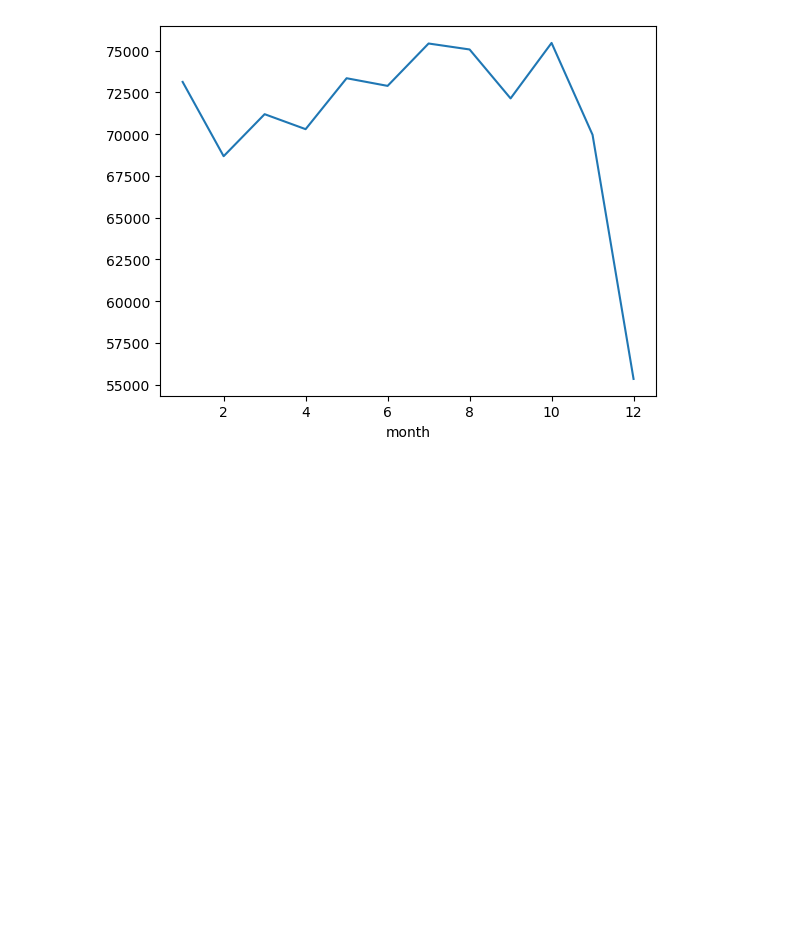
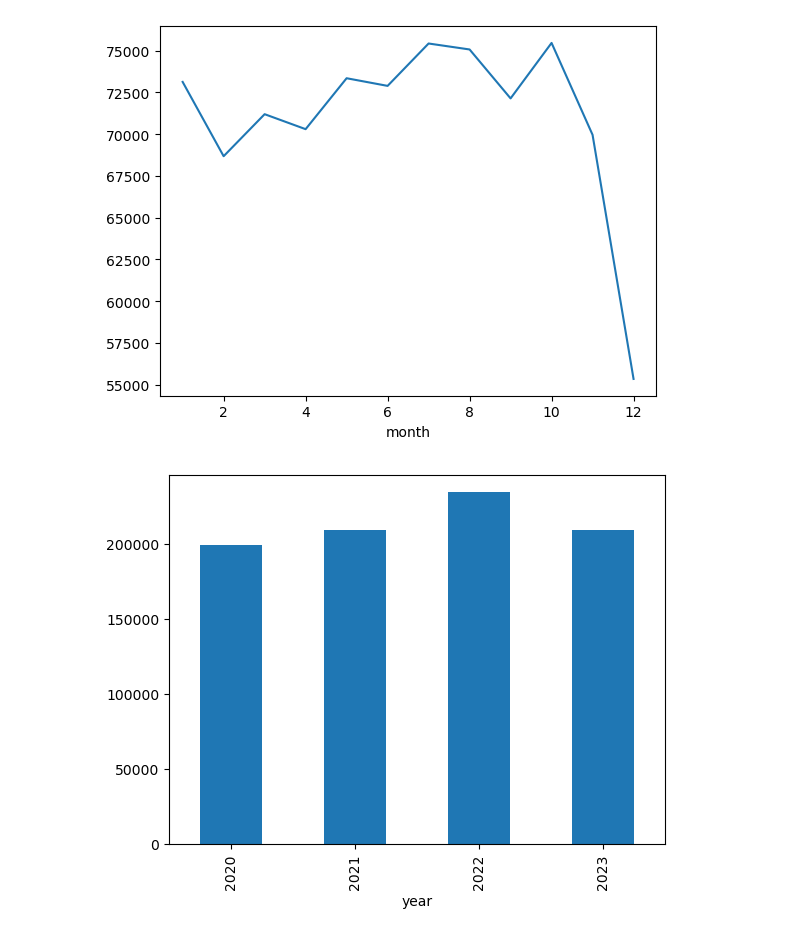
Before and after one commit to ettolrahc97/LA-Crime-Data-Analysis-Project, a Jupyter notebook: LA Crime.ipynb, the cells around one changed output. Saved outputs shown, nothing was run; the diff lists cells and outputs as text; code cells hidden in the pictures; blank space fills up the shorter version.

Commit message:
Bar Chart for crimes per year

```diff
--- a/LA Crime.ipynb
+++ b/LA Crime.ipynb
@@ -247,3 +247,9 @@ df['month'].value_counts().sort_index().plot()
 plt.show()
 # %% [output]
 [figure]
+# %%
+#Bar Chart for crimes per year
+df['year'].value_counts().sort_index().plot(kind = 'bar')
+plt.show()
+# %% [output]
+[figure, added]
```
